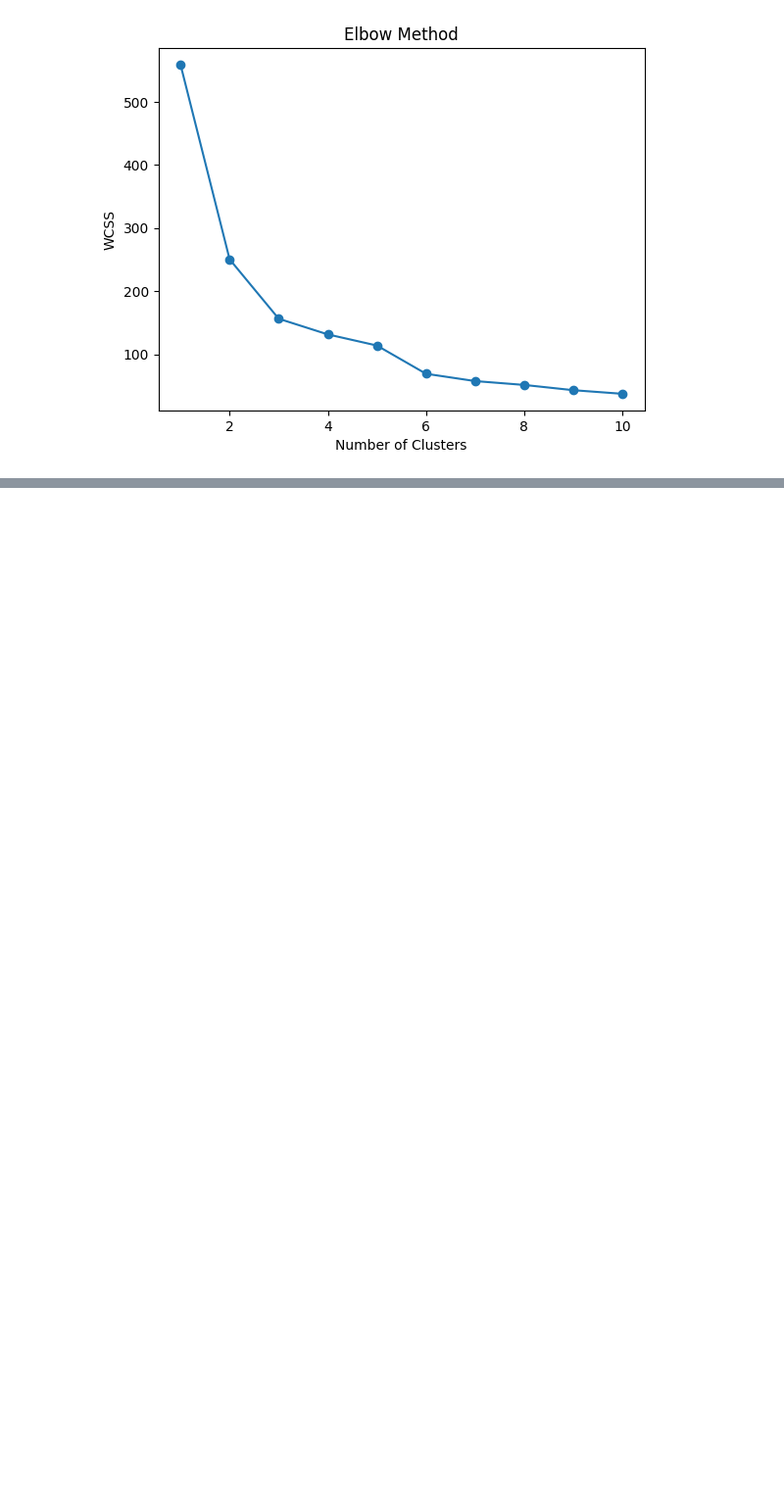
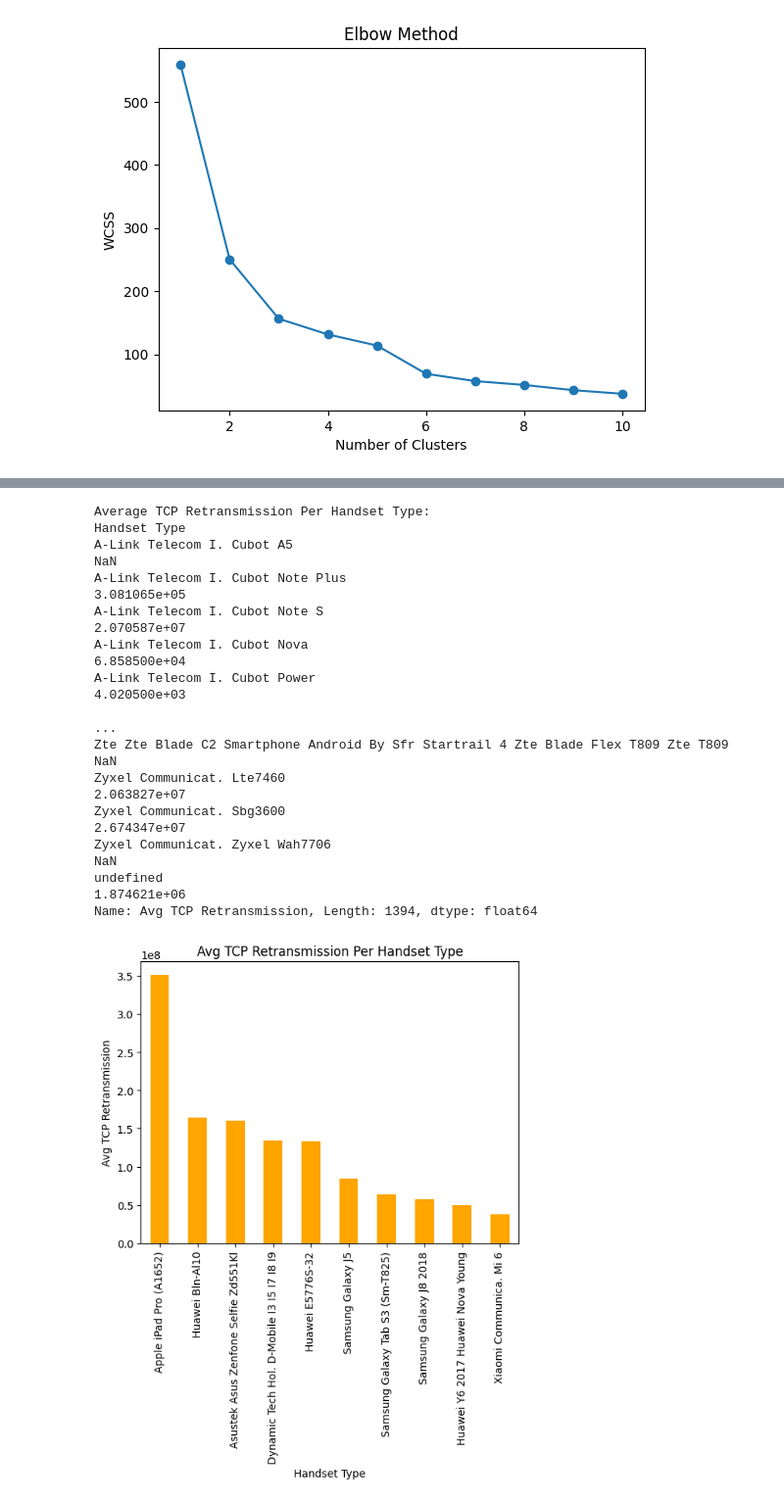
Before and after one commit to tesfaymebre/TellCo-Customer-Segmentation-and-Profitability, a Jupyter notebook: notebooks/tellco_customer.ipynb, the cells around one changed output, grey strips where cells are left out. Shown at 98% size. Drawn from its saved outputs; the diff is of its cells as text; code cells hidden in the pictures; blank space fills up the shorter version.

```diff
--- a/notebooks/tellco_customer.ipynb
+++ b/notebooks/tellco_customer.ipynb
@@ -694,0 +811,26 @@ plt.show()
+# %%
+# Average TCP Retransmission Per Handset Type
+tcp_retransmission_distribution = experience_metrics.groupby('Handset Type')['Avg TCP Retransmission'].mean()
+print("Average TCP Retransmission Per Handset Type:")
+print(tcp_retransmission_distribution)
+
+# Visualization
+tcp_retransmission_distribution.sort_values(ascending=False).head(10).plot(kind='bar', title='Avg TCP Retransmission Per Handset Type', color='orange')
+plt.ylabel('Avg TCP Retransmission')
+plt.show()
+# %% [output]
+Average TCP Retransmission Per Handset Type:
+Handset Type
+A-Link Telecom I. Cubot A5                                                                      NaN
+A-Link Telecom I. Cubot Note Plus                                                      3.081065e+05
+A-Link Telecom I. Cubot Note S                                                         2.070587e+07
+A-Link Telecom I. Cubot Nova                                                           6.858500e+04
+A-Link Telecom I. Cubot Power                                                          4.020500e+03
+                                                                                           ...
+Zte Zte Blade C2 Smartphone Android By Sfr Startrail 4 Zte Blade Flex T809 Zte T809             NaN
+Zyxel Communicat. Lte7460                                                              2.063827e+07
+Zyxel Communicat. Sbg3600                                                              2.674347e+07
+Zyxel Communicat. Zyxel Wah7706                                                                 NaN
+undefined                                                                              1.874621e+06
+Name: Avg TCP Retransmission, Length: 1394, dtype: float64
+[figure, added]
```
Also changed, not shown: parts of 7 cells of this notebook.
